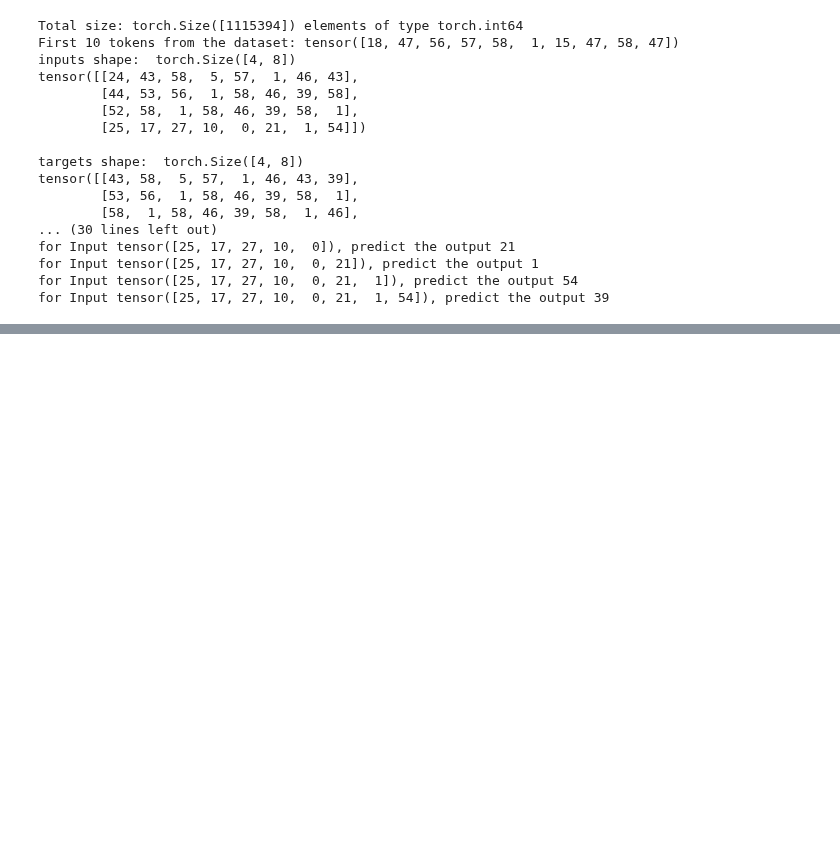
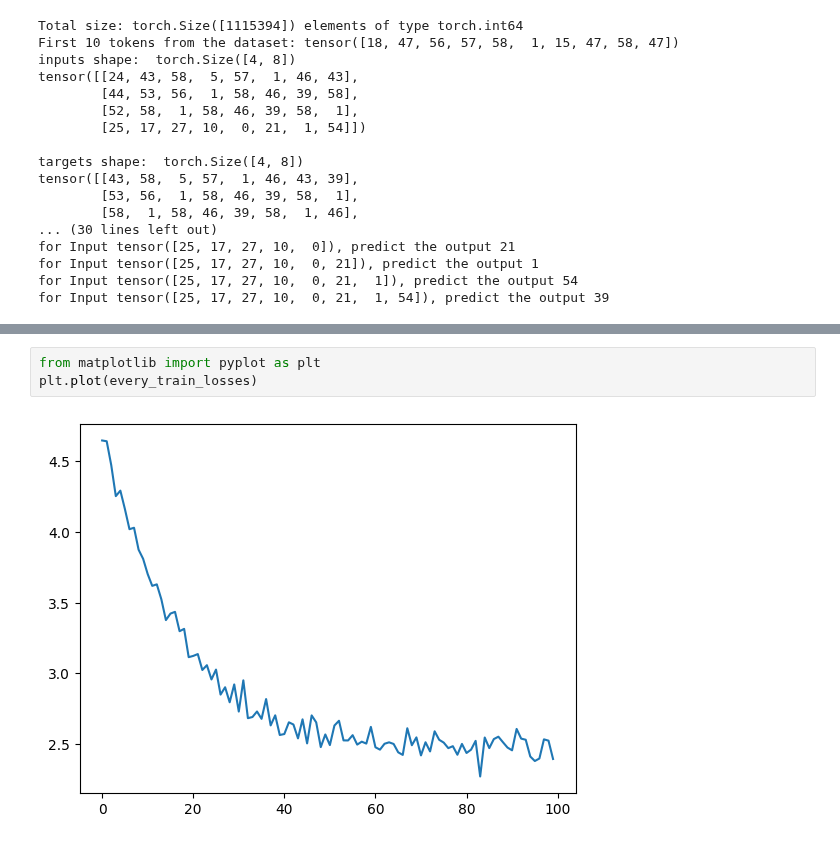
Before and after one commit to oganiler/pytorch_blackwell_jupyter_notebooks, a Jupyter notebook: karpathy/karpathy_GPT_playground.ipynb, the cells around one changed output, grey strips where cells are left out. Saved outputs shown, nothing was run; the diff lists cells and outputs as text; blank space fills up the shorter version.

```diff
--- a/karpathy/karpathy_GPT_playground.ipynb
+++ b/karpathy/karpathy_GPT_playground.ipynb
@@ -266,0 +272,5 @@ QLYotouciullle'z
+# %%
+from matplotlib import pyplot as plt
+plt.plot(every_train_losses)
+# %% [output]
+[figure, added]
```
Also changed, not shown: parts of 2 cells of this notebook, 1 other file.
